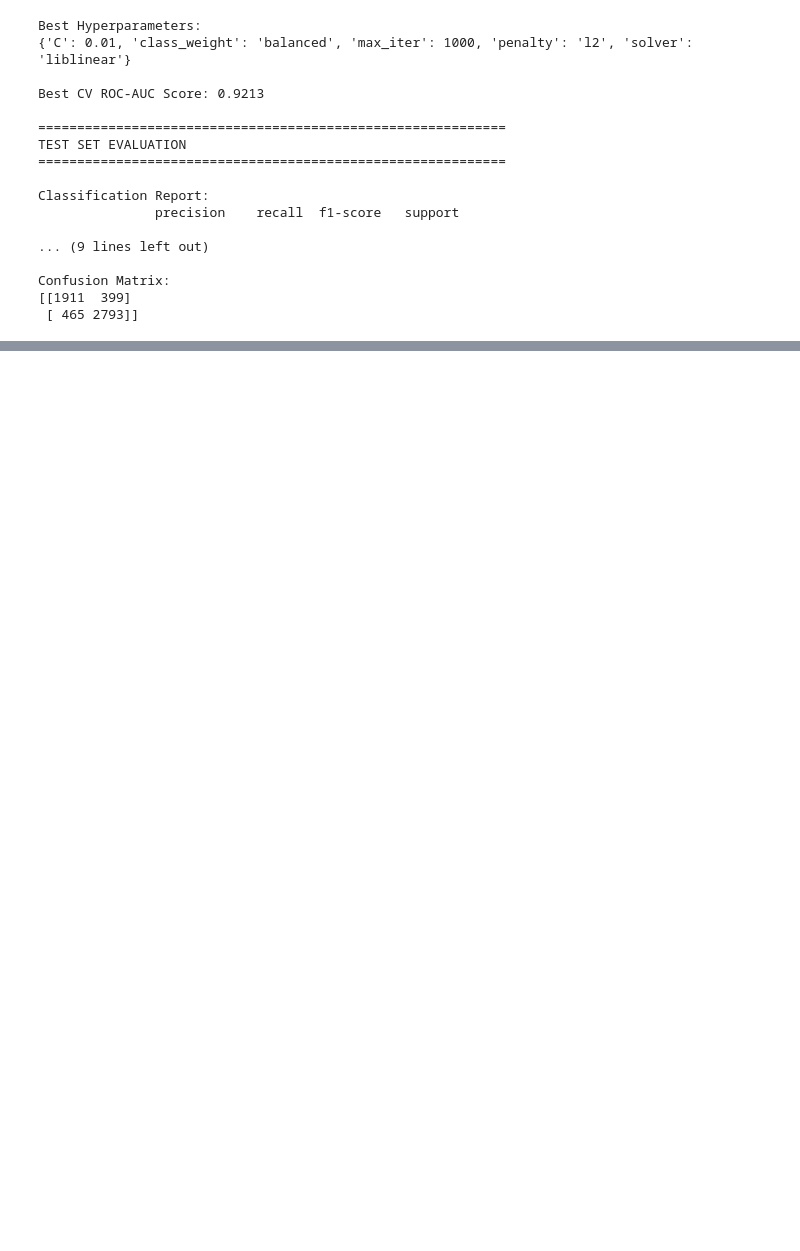
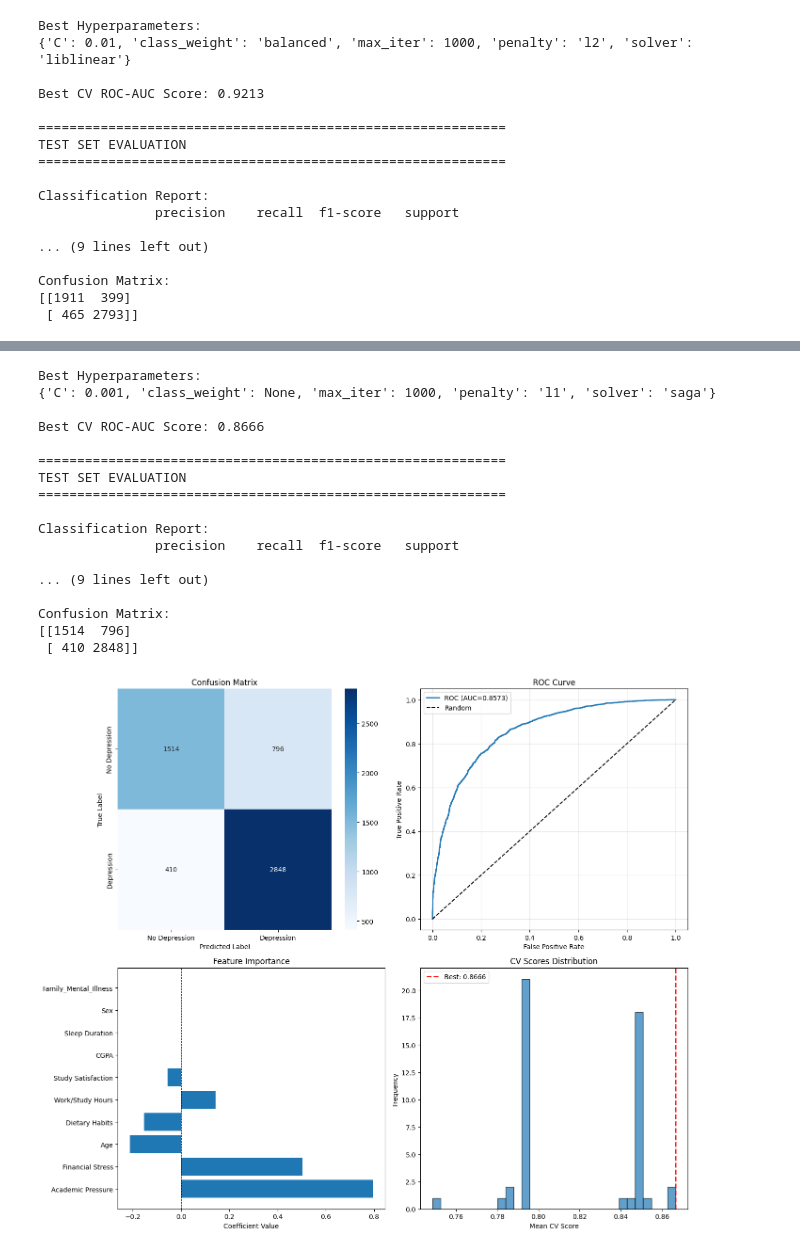
Before and after one commit to empra19/Mental-Health-Supervised-Learning-Project, a Jupyter notebook: logistic_regression_baseline.ipynb, the cells around one changed output, grey strips where cells are left out. Cells and saved outputs as stored; diff of their text form; code cells hidden in the pictures; blank space fills up the shorter version.

```diff
--- a/logistic_regression_baseline.ipynb
+++ b/logistic_regression_baseline.ipynb
@@ -273,3 +292,30 @@ Confusion Matrix:
+# %%
+results_reduced_recall = tune_logistic_regression(df_base_reduced, scoring='recall')
+
+print("Best Hyperparameters:")
+print(results_reduced_recall['best_params'])
+print(f"\nBest CV ROC-AUC Score: {results_reduced_recall['best_score']:.4f}")
+
+eval_results_reduced_recall = evaluate_model(results_reduced_recall)
+# %% [output]
+Best Hyperparameters:
+{'C': 0.001, 'class_weight': None, 'max_iter': 1000, 'penalty': 'l1', 'solver': 'saga'}
+
+Best CV ROC-AUC Score: 0.8666
+
+============================================================
+TEST SET EVALUATION
+============================================================
+
+Classification Report:
+               precision    recall  f1-score   support
+
+... (9 lines left out)
+
+Confusion Matrix:
+[[1514  796]
+ [ 410 2848]]
+[figure, added]
 # %%
 # Map Degree and Region into broader groups
 df_grouped['Grouped_Degree']=df_grouped['Degree'].map(degree_category_map)
```
Also changed, not shown: parts of 5 cells of this notebook.
